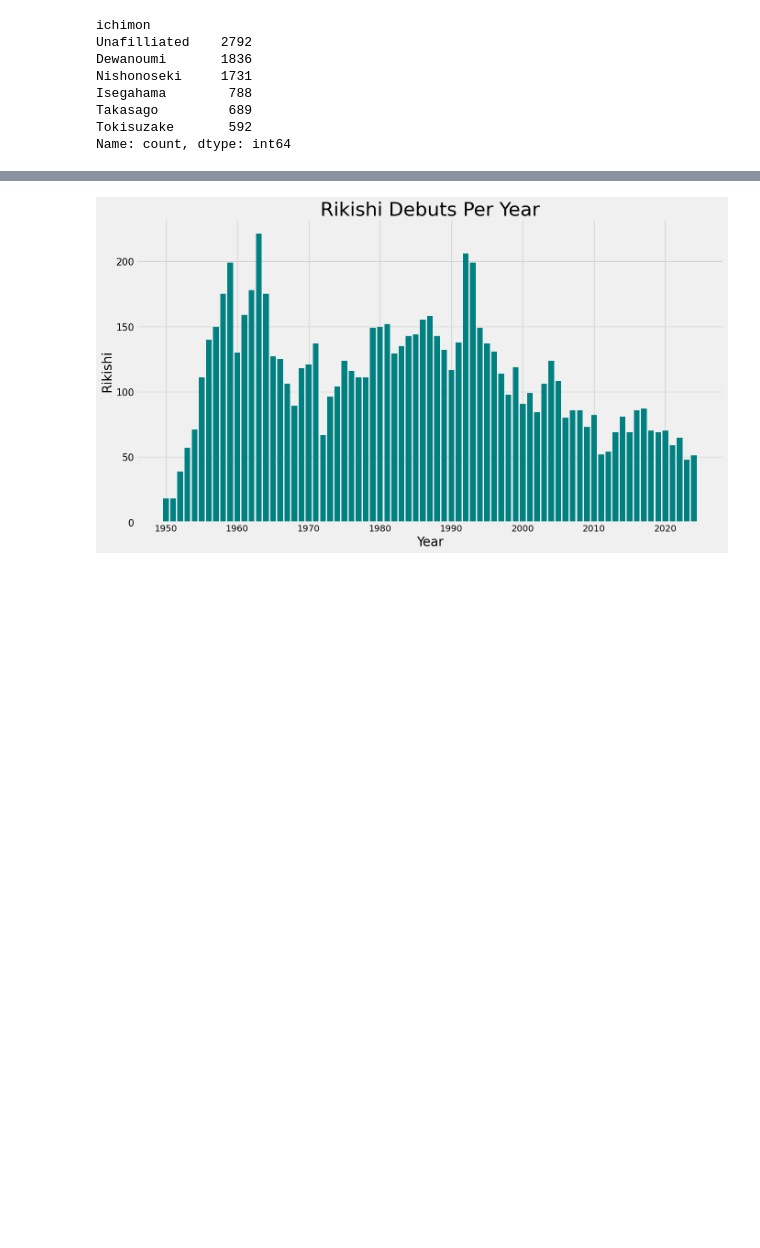
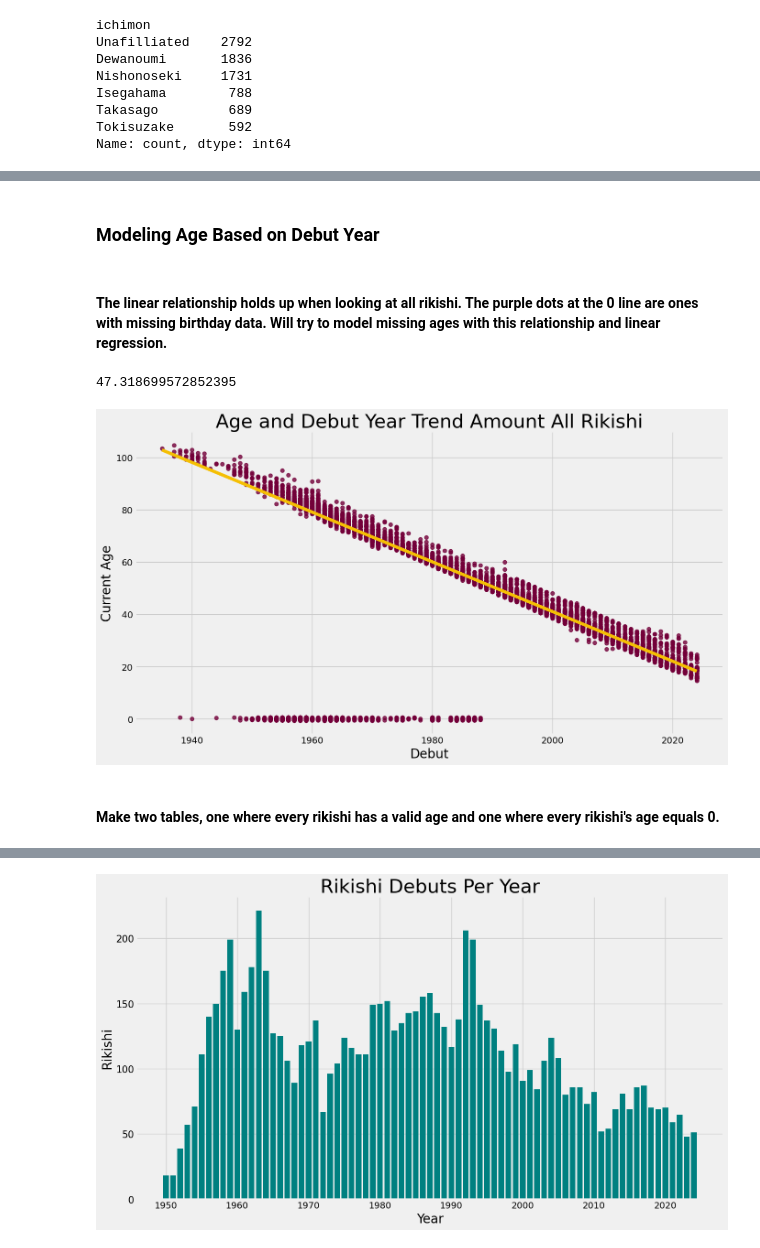
Before and after one commit to FragariaChemist/sumo, a Jupyter notebook: code/02_feature_engineering.ipynb, the cells around one changed output, grey strips where cells are left out. Cells and saved outputs as stored; diff of their text form; code cells hidden in the pictures; blank space fills up the shorter version.

Commit message:
Added model for age prediction and linear regression LINE plots

```diff
--- a/code/02_feature_engineering.ipynb
+++ b/code/02_feature_engineering.ipynb
@@ -809,0 +833,8 @@ plt.savefig('../plots/active_rikisi_age_vs_debut.png', dpi = 192);
+# %% [markdown]
+### Modeling Age Based on Debut Year
+# %% [markdown]
+#### The linear relationship holds up when looking at all rikishi.  The purple dots at the 0 line are ones with missing birthday data.  Will try to model missing ages with this relationship and linear regression.
+# %%
+sumo_df['age'].mean()
+# %% [output]
+47.318699572852395
@@ -809,0 +843,28 @@ plt.savefig('../plots/active_rikisi_age_vs_debut.png', dpi = 192);
+# %%
+plt.figure(figsize = (14, 8))
+plt.style.use('fivethirtyeight')
+
+
+plt.title('Age and Debut Year Trend Amount All Rikishi',
+         size = 30)
+
+plt.xlabel('Debut', size = 20)
+
+sns.regplot(data = sumo_df,
+            x = 'debut',
+            y = 'age',
+            ci = None,
+            y_jitter = .60,
+            scatter_kws={'color':'xkcd:merlot'},
+            line_kws={'lw': 5, 'color':'xkcd:golden'},
+            robust = True)
+
+plt.xlabel('Debut', size = 20)
+plt.ylabel('Current Age', size = 20)
+
+plt.tight_layout()
+# plt.savefig('../plots/active_rikisi_age_vs_debut.png', dpi = 192);
+# %% [output]
+[figure, added]
+# %% [markdown]
+#### Make two tables, one where every rikishi has a valid age and one where every rikishi's age equals 0.
```
Also changed, not shown: parts of 36 cells of this notebook, 1 other file.
